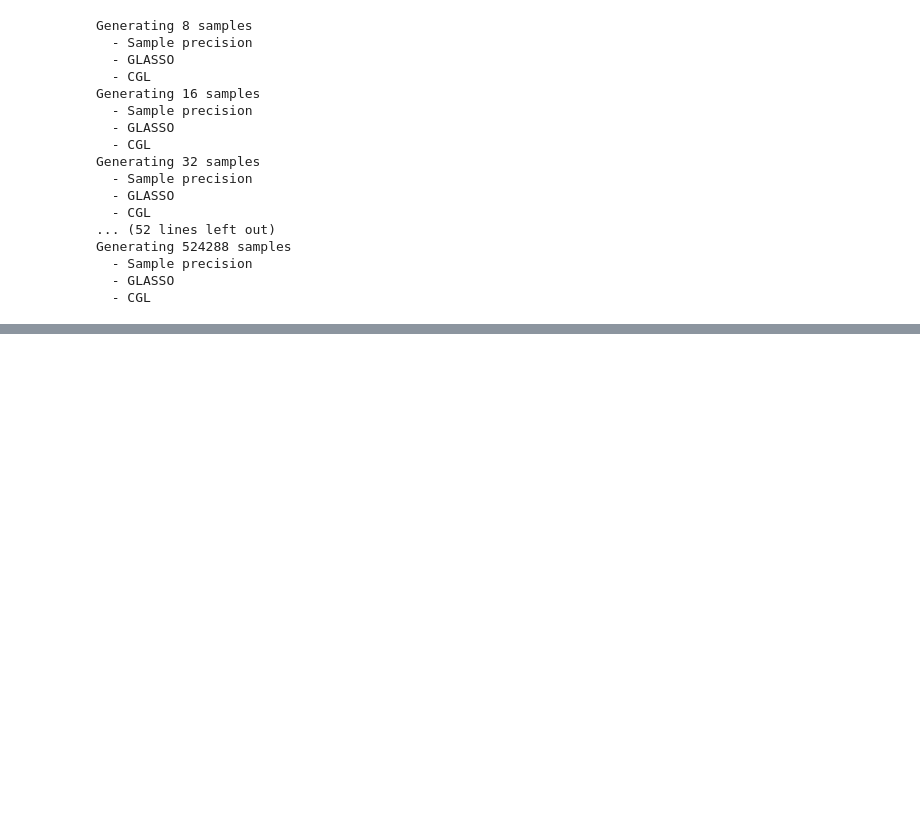
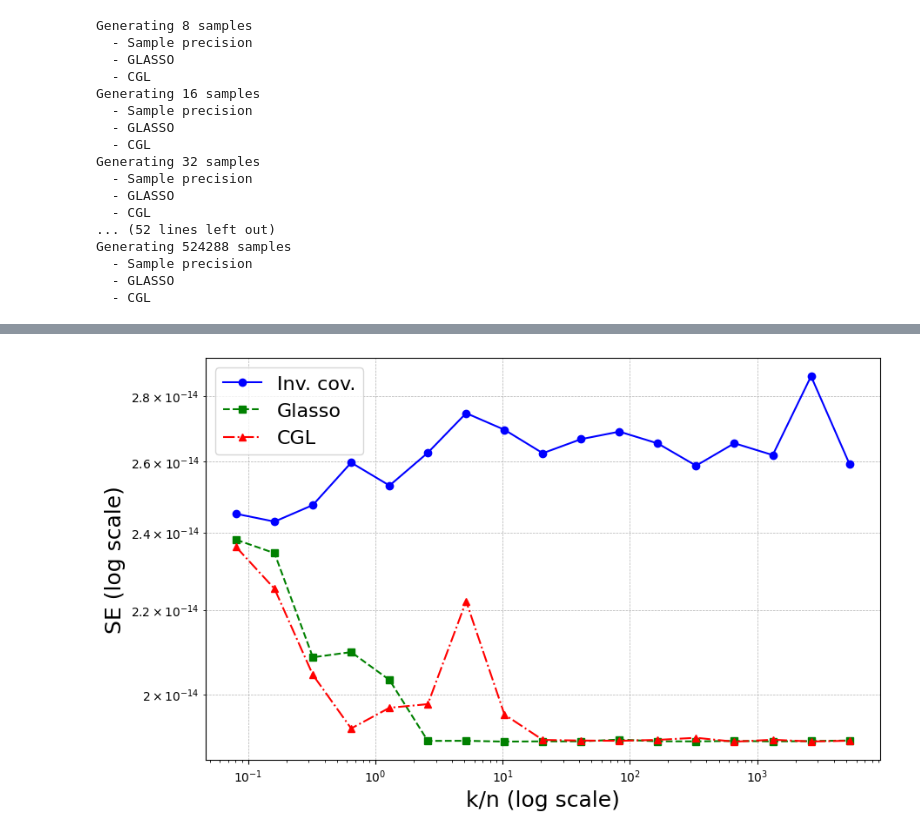
Before and after one commit to graphdatahub/NetworkInference, a Jupyter notebook: notebooks/signals.ipynb, the cells around one changed output, grey strips where cells are left out. Saved outputs shown, nothing was run; the diff lists cells and outputs as text; code cells hidden in the pictures; blank space fills up the shorter version.

```diff
--- a/notebooks/signals.ipynb
+++ b/notebooks/signals.ipynb
@@ -337,0 +337,75 @@ plot_from_all_results(all_results_to_plot, title_prefix=None)
+# %%
+import matplotlib.ticker as ticker
+
+def plot_selected_results(all_results, title_prefix=None):
+    x_values = sorted([int(k) for k in all_results.keys() if k.isdigit()])
+
+    errors_pinv = {
+        'frobenius_error': [all_results[str(x)]['pinv']['errors']['frobenius_error'] for x in x_values],
+        'spectral_error': [all_results[str(x)]['pinv']['errors']['spectral_error'] for x in x_values],
+        'subspace_error': [all_results[str(x)]['pinv']['errors']['subspace_error'] for x in x_values]
+    }
+
+    errors_glasso = {
+        'frobenius_error': [all_results[str(x)]['glasso']['errors']['frobenius_error'] for x in x_values],
+        'spectral_error': [all_results[str(x)]['glasso']['errors']['spectral_error'] for x in x_values],
+        'subspace_error': [all_results[str(x)]['glasso']['errors']['subspace_error'] for x in x_values]
+    }
+
+    errors_cgl = {
+        'frobenius_error': [all_results[str(x)]['cgl']['errors']['frobenius_error'] for x in x_values],
+        'spectral_error': [all_results[str(x)]['cgl']['errors']['spectral_error'] for x in x_values],
+        'subspace_error': [all_results[str(x)]['cgl']['errors']['subspace_error'] for x in x_values]
+    }
+
+    x_values = [x/99 for x in x_values]
+
+    # x_ = np.array(x_values)
+    # errors_ = np.array(errors_pinv['frobenius_error'])
+    # plt.figure(figsize=(10, 6))
+    # plt.plot(x_, errors_, marker='o', linestyle='-', label='Inv. cov.')
+    # plt.xscale('log')
+    # plt.yscale('log')
+    # plt.xlabel('k/n (log scale)')
+    # plt.ylabel('RE (log scale)')
+    # plt.grid(True, which='major', linestyle='--', linewidth=0.5)
+
+    # x_model = np.logspace(np.log10(x_.min()), np.log10(x_.max()), 200)
+    # c = 2 - x_.min()
+    # a = errors_[0] * np.log(x_[0] + c) + 100
+    # p = 0.2
+    # k = 4
+    # y_model = a / (x_model ** p * np.log(x_model + c) ** k)
+
+    # plt.plot(x_model, y_model, 'r--', label='Objective')
+    # plt.legend(loc='upper left',bbox_to_anchor=(1.005, 1))
+    # plt.tick_params(axis='both', which='major')
+    # plt.ylim(1e-1, 1e3)
+    # if title_prefix:
+    #     plt.savefig(f'{title_prefix}_pinv_re.pdf', format='pdf', bbox_inches='tight')
+    # plt.show()
+
+    plt.figure(figsize=(10, 6))
+    plt.plot(x_values, errors_pinv['subspace_error'], marker='o', linestyle='-', color='b', label='Inv. cov.')
+    plt.plot(x_values, errors_glasso['subspace_error'], marker='s', linestyle='--', color='g', label='Glasso')
+    plt.plot(x_values, errors_cgl['subspace_error'], marker='^', linestyle='-.', color='r', label='CGL')
+    plt.yscale('log')
+    plt.xscale('log')
+    plt.xlabel('k/n (log scale)', fontsize=18)
+    plt.ylabel('SE (log scale)', fontsize=18)
+    plt.grid(axis='x', which='major', linestyle='--', linewidth=0.5)
+    plt.grid(axis='y', which='both', linestyle='--', linewidth=0.5)
+    plt.tick_params(axis='both', which='major')
+    plt.legend(fontsize=16)
+    if title_prefix:
+        plt.savefig(f'{title_prefix}_subspace_error.pdf', format='pdf', bbox_inches='tight')
+    plt.show()
+
+    return None
+
+with open(f"all_results_{timestamp}.json", "r") as f:
+    all_results_to_plot = json.load(f)
+
+plot_selected_results(all_results_to_plot, title_prefix=f"plot_{timestamp}")
+# %% [output]
+[figure, added]
```
Also changed, not shown: parts of 4 cells of this notebook, 11 other files.
